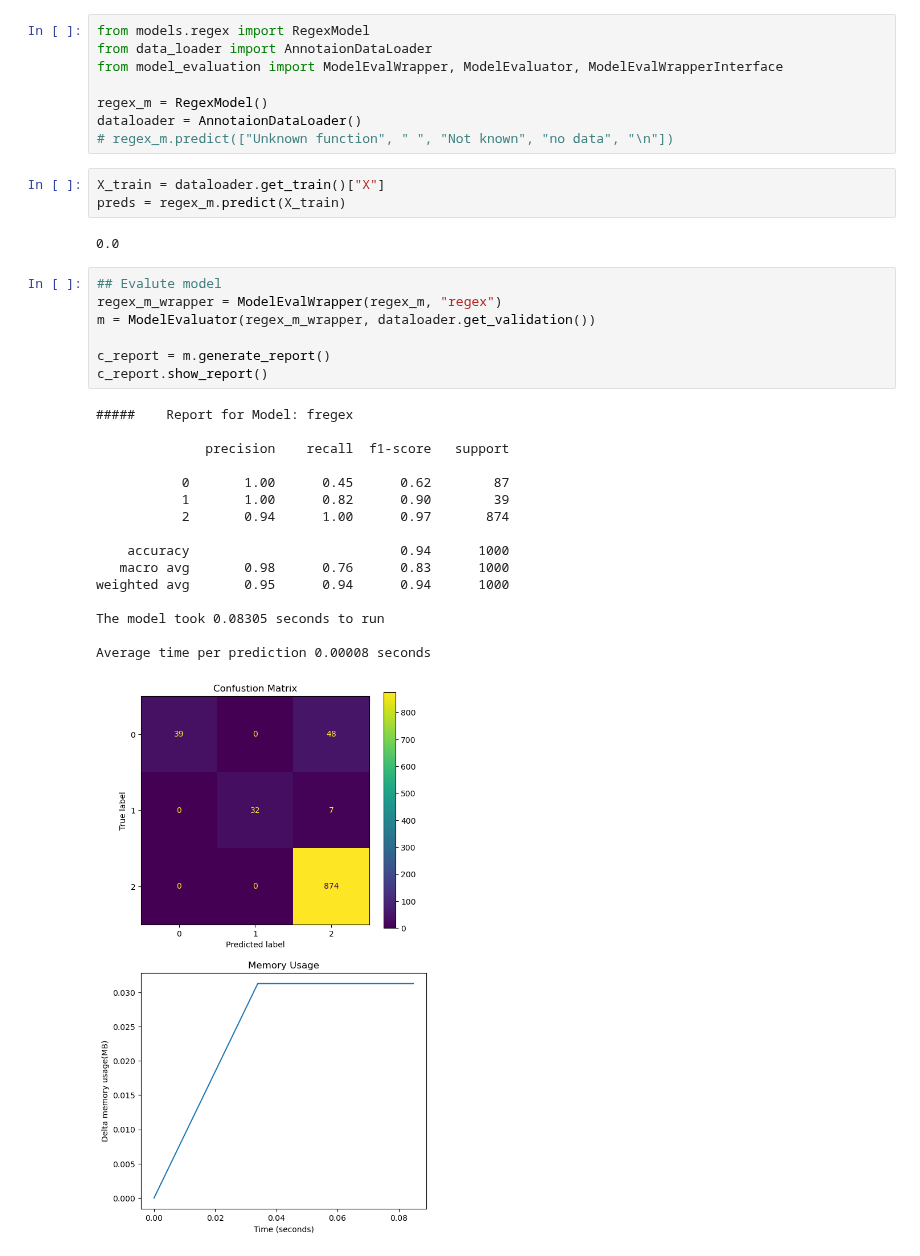
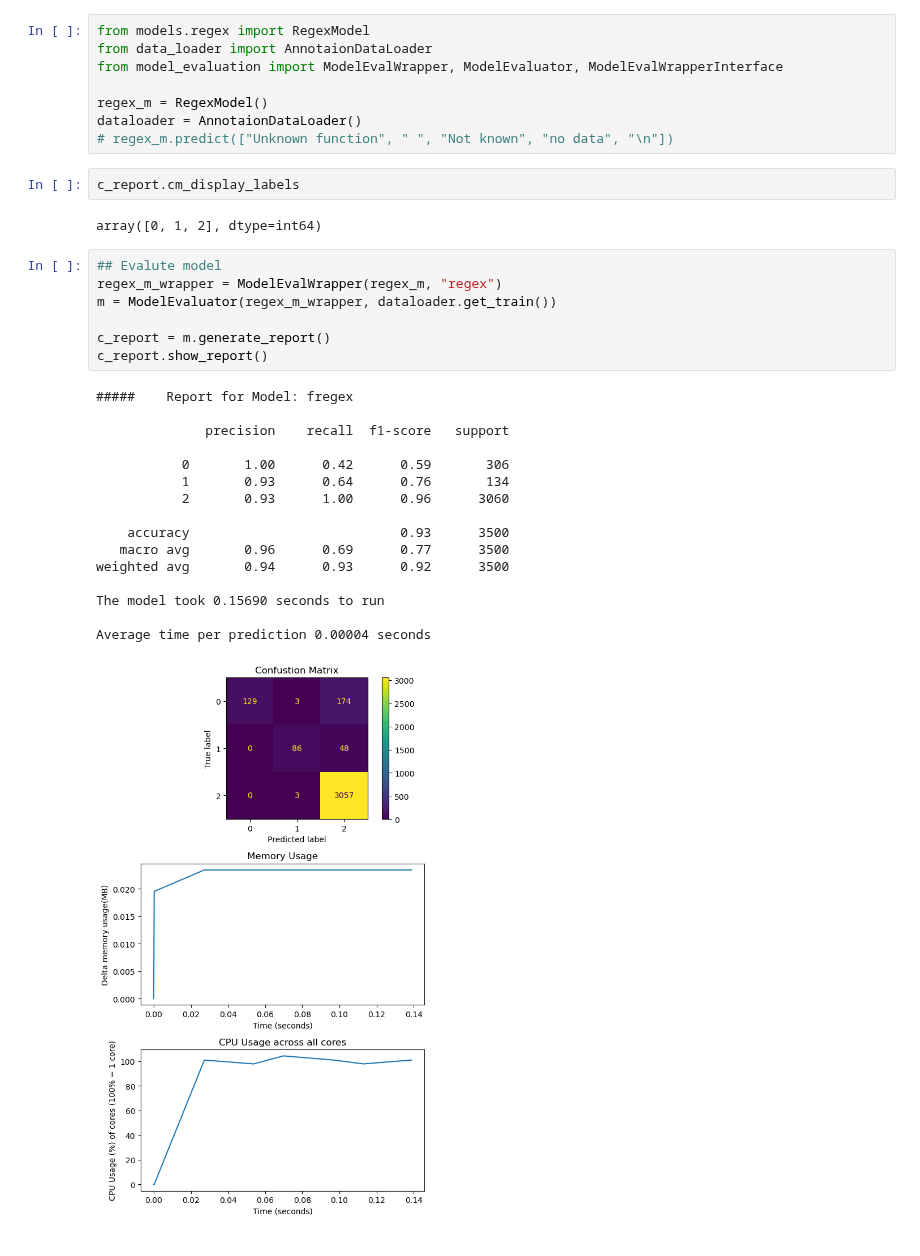
Before and after one commit to ElonGawi/Viral-Annotation-Classifier, a Jupyter notebook: model_evaluator.ipynb, the cells around one changed output. Cells and saved outputs as stored; diff of their text form.

```diff
--- a/model_evaluator.ipynb
+++ b/model_evaluator.ipynb
@@ -6,32 +6,31 @@ from model_evaluation import ModelEvalWrapper, ModelEvaluator, ModelEvalWrapperI
 regex_m = RegexModel()
 dataloader = AnnotaionDataLoader()
 # regex_m.predict(["Unknown function", " ", "Not known", "no data", "\n"])
-# %%
-X_train = dataloader.get_train()["X"]
-preds = regex_m.predict(X_train)
-# %% [output]
-0.0
+# %%
+c_report.cm_display_labels
+# %% [output]
+array([0, 1, 2], dtype=int64)
 # %%
 ## Evalute model
 regex_m_wrapper = ModelEvalWrapper(regex_m, "regex")
-m = ModelEvaluator(regex_m_wrapper, dataloader.get_validation())
+m = ModelEvaluator(regex_m_wrapper, dataloader.get_train())
 
 c_report = m.generate_report()
 c_report.show_report()
 # %% [output]
 #####    Report for Model: fregex
 
               precision    recall  f1-score   support
 
-           0       1.00      0.45      0.62        87
-           1       1.00      0.82      0.90        39
-           2       0.94      1.00      0.97       874
+           0       1.00      0.42      0.59       306
+           1       0.93      0.64      0.76       134
+           2       0.93      1.00      0.96      3060
 
-    accuracy                           0.94      1000
-   macro avg       0.98      0.76      0.83      1000
-weighted avg       0.95      0.94      0.94      1000
+    accuracy                           0.93      3500
+   macro avg       0.96      0.69      0.77      3500
+weighted avg       0.94      0.93      0.92      3500
 
-The model took 0.08305 seconds to run
+The model took 0.15690 seconds to run
 
-Average time per prediction 0.00008 seconds
+Average time per prediction 0.00004 seconds
-[figure, old version]
+[figure, new version]
```
Also changed, not shown: 1 other file.
